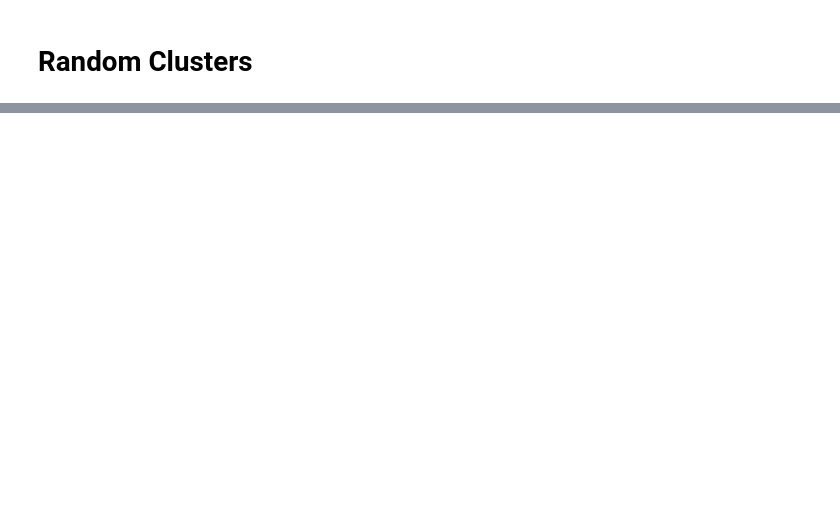
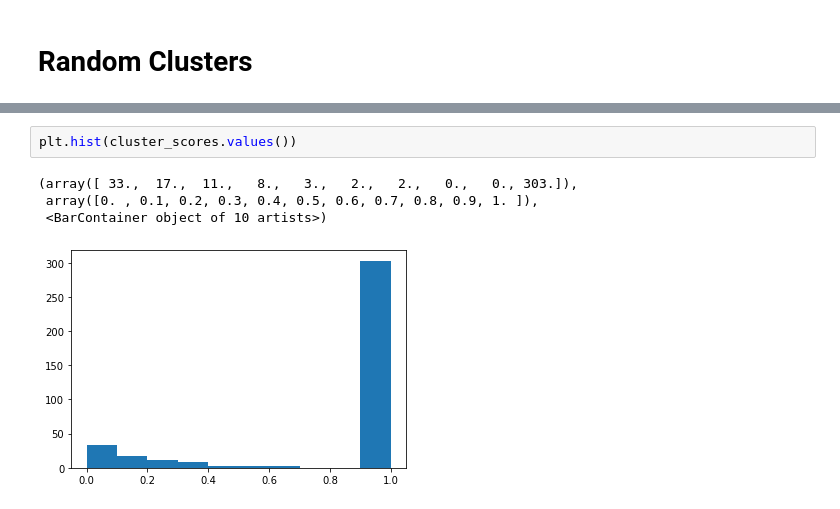
Before and after one commit to MSBradshaw/BOCC, a Jupyter notebook: Experiments/alternate_null_models.ipynb, the cells around one changed output, grey strips where cells are left out. Drawn from its saved outputs; the diff is of its cells as text; blank space fills up the shorter version.

```diff
--- a/Experiments/alternate_null_models.ipynb
+++ b/Experiments/alternate_null_models.ipynb
@@ -408,0 +374,7 @@ random clusters p = 0: 0.4876847290640394
+# %%
+plt.hist(cluster_scores.values())
+# %% [output]
+(array([ 33.,  17.,  11.,   8.,   3.,   2.,   2.,   0.,   0., 303.]),
+ array([0. , 0.1, 0.2, 0.3, 0.4, 0.5, 0.6, 0.7, 0.8, 0.9, 1. ]),
+ <BarContainer object of 10 artists>)
+[figure, added]
```
Also changed, not shown: parts of 8 cells of this notebook.
